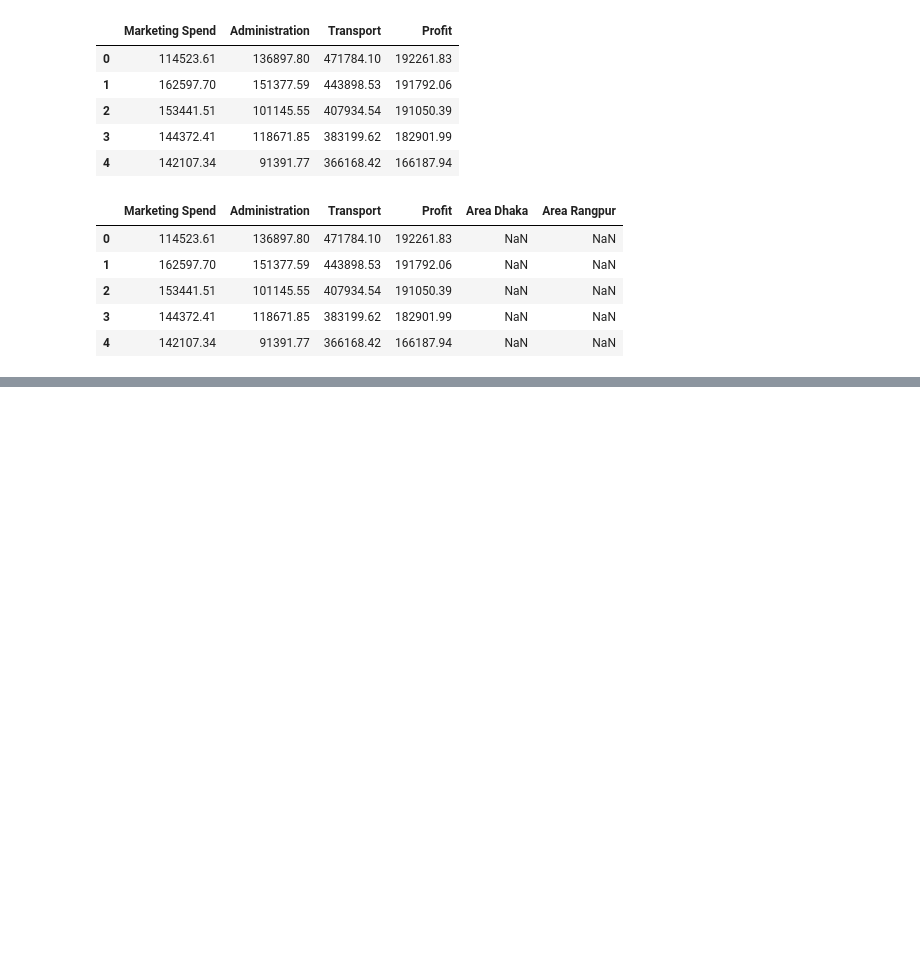
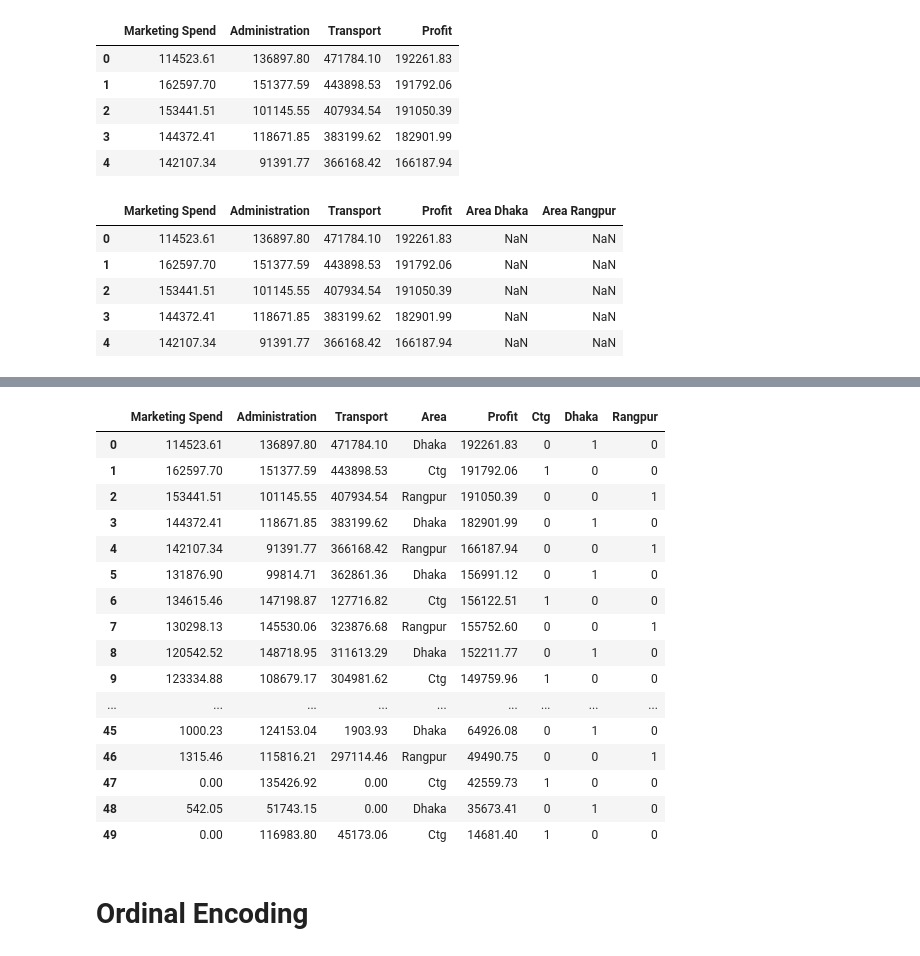
Before and after one commit to Burhan1310/Python_learning, a Jupyter notebook: AiQuest/Encoding/Untitled.ipynb, the cells around one changed output, grey strips where cells are left out. Cells and saved outputs as stored; diff of their text form; code cells hidden in the pictures; blank space fills up the shorter version.

Commit message:
encoding done

```diff
--- a/AiQuest/Encoding/Untitled.ipynb
+++ b/AiQuest/Encoding/Untitled.ipynb
@@ -280,0 +285,6 @@ new_df2.head()
+# %%
+lb = LabelBinarizer()
+# %%
+area_encoded = lb.fit_transform(df3.Area)
+
+area_encoded_df = pd.DataFrame(area_encoded, columns=lb.classes_)
@@ -280,0 +324,23 @@ new_df2.head()
+# %%
+df3_encoded = pd.concat([df3, area_encoded_df], axis=1)
+df3_encoded
+# %% [output]
+|  | Marketing Spend | Administration | Transport | Area | Profit | Ctg | Dhaka | Rangpur |
+| 0 | 114523.61 | 136897.80 | 471784.10 | Dhaka | 192261.83 | 0 | 1 | 0 |
+| 1 | 162597.70 | 151377.59 | 443898.53 | Ctg | 191792.06 | 1 | 0 | 0 |
+| 2 | 153441.51 | 101145.55 | 407934.54 | Rangpur | 191050.39 | 0 | 0 | 1 |
+| 3 | 144372.41 | 118671.85 | 383199.62 | Dhaka | 182901.99 | 0 | 1 | 0 |
+| 4 | 142107.34 | 91391.77 | 366168.42 | Rangpur | 166187.94 | 0 | 0 | 1 |
+| 5 | 131876.90 | 99814.71 | 362861.36 | Dhaka | 156991.12 | 0 | 1 | 0 |
+| 6 | 134615.46 | 147198.87 | 127716.82 | Ctg | 156122.51 | 1 | 0 | 0 |
+| 7 | 130298.13 | 145530.06 | 323876.68 | Rangpur | 155752.60 | 0 | 0 | 1 |
+| 8 | 120542.52 | 148718.95 | 311613.29 | Dhaka | 152211.77 | 0 | 1 | 0 |
+| 9 | 123334.88 | 108679.17 | 304981.62 | Ctg | 149759.96 | 1 | 0 | 0 |
+| ... | ... | ... | ... | ... | ... | ... | ... | ... |
+| 45 | 1000.23 | 124153.04 | 1903.93 | Dhaka | 64926.08 | 0 | 1 | 0 |
+| 46 | 1315.46 | 115816.21 | 297114.46 | Rangpur | 49490.75 | 0 | 0 | 1 |
+| 47 | 0.00 | 135426.92 | 0.00 | Ctg | 42559.73 | 1 | 0 | 0 |
+| 48 | 542.05 | 51743.15 | 0.00 | Dhaka | 35673.41 | 0 | 1 | 0 |
+| 49 | 0.00 | 116983.80 | 45173.06 | Ctg | 14681.40 | 1 | 0 | 0 |
+# %% [markdown]
+# Ordinal Encoding
```
Also changed, not shown: parts of 25 cells of this notebook.
